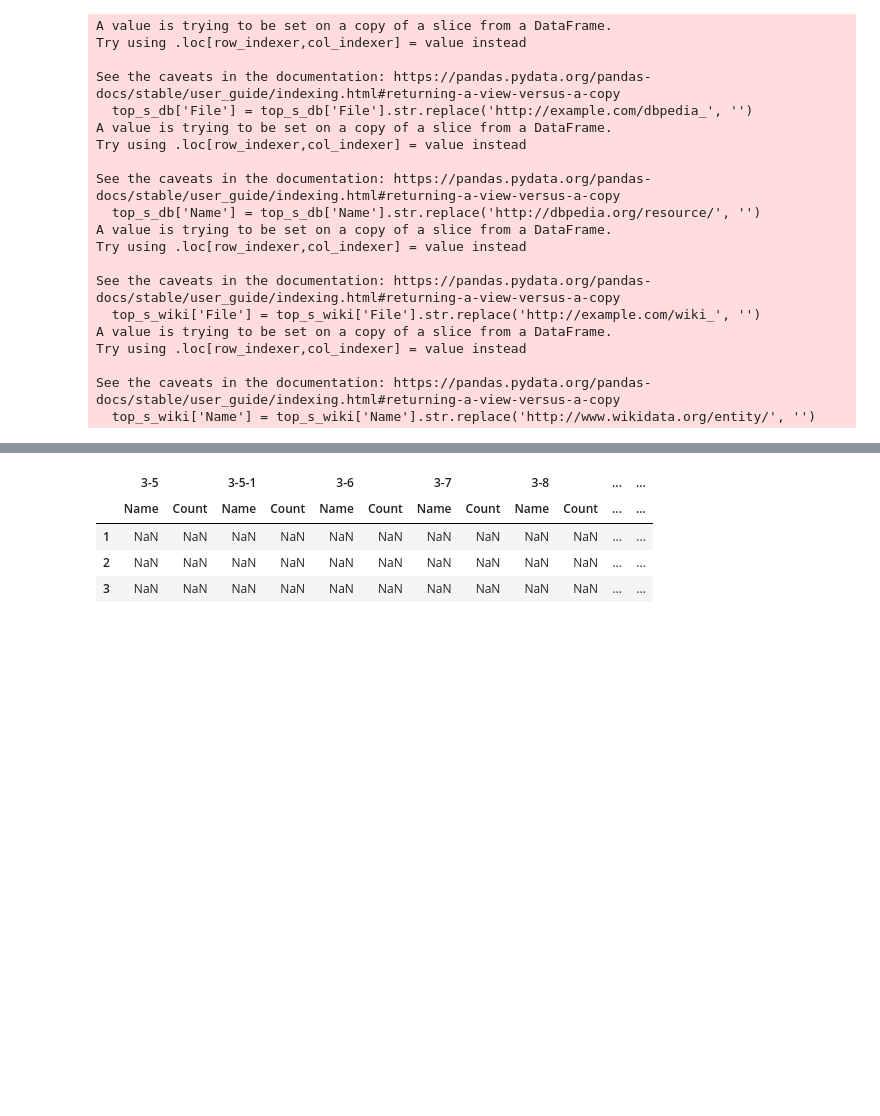
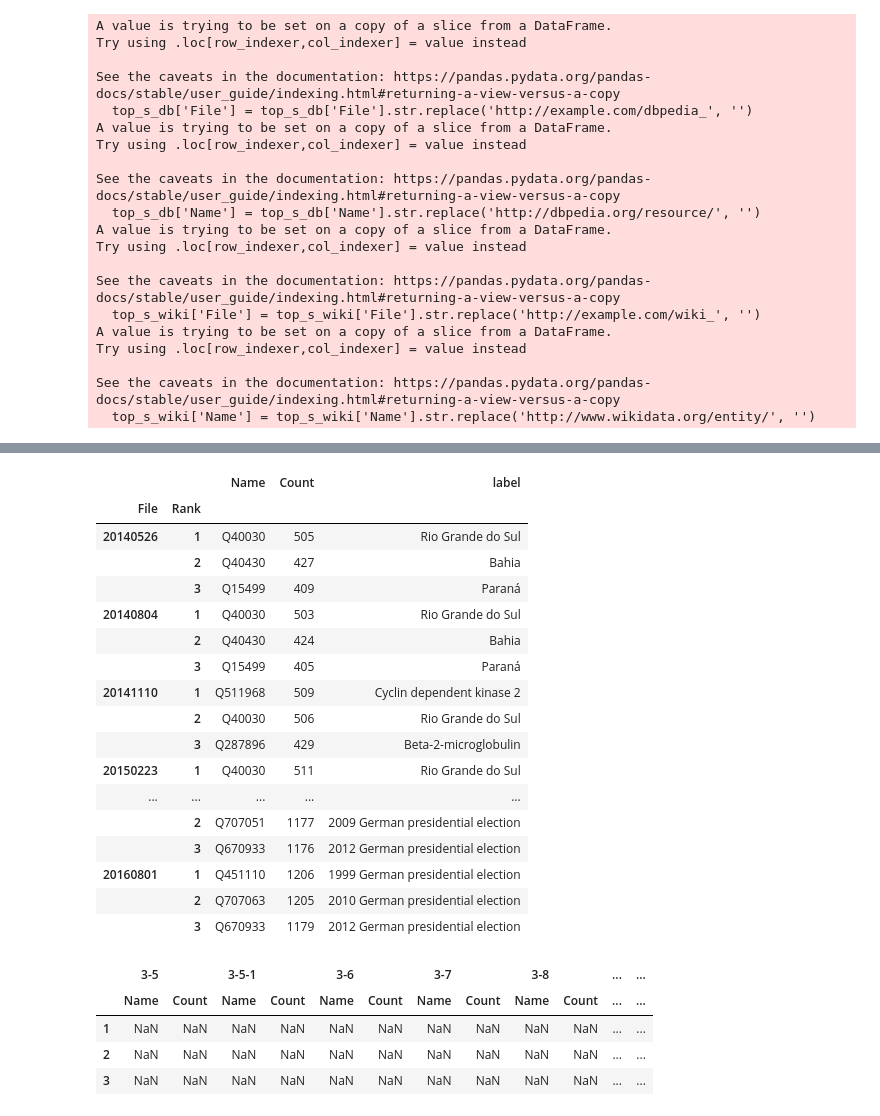
Before and after one commit to EBrandDV/P4, a Jupyter notebook: notebook.ipynb, the cells around one changed output, grey strips where cells are left out. Saved outputs shown, nothing was run; the diff lists cells and outputs as text; code cells hidden in the pictures; blank space fills up the shorter version.

```diff
--- a/notebook.ipynb
+++ b/notebook.ipynb
@@ -52,3 +76,30 @@ See the caveats in the documentation: https://pandas.pydata.org/pandas-docs/stab
+# %%
+site = pywikibot.Site('wikidata', 'wikidata')
+repo = site.data_repository()
+
+tab_wiki = top_s_wiki
+tab_wiki = tab_wiki.drop(['Version'], axis= 1).set_index(['File', 'Rank'])
+tab_wiki['label'] = tab_wiki.apply(lambda row: pywikibot.ItemPage(repo, row.Name).get()['labels']['en'], axis= 1)
+tab_wiki
+# %% [output]
+|  |  | Name | Count | label |
+| File | Rank |  |  |  |
+| 20140526 | 1 | Q40030 | 505 | Rio Grande do Sul |
+|  | 2 | Q40430 | 427 | Bahia |
+|  | 3 | Q15499 | 409 | Paraná |
+| 20140804 | 1 | Q40030 | 503 | Rio Grande do Sul |
+|  | 2 | Q40430 | 424 | Bahia |
+|  | 3 | Q15499 | 405 | Paraná |
+| 20141110 | 1 | Q511968 | 509 | Cyclin dependent kinase 2 |
+|  | 2 | Q40030 | 506 | Rio Grande do Sul |
+|  | 3 | Q287896 | 429 | Beta-2-microglobulin |
+| 20150223 | 1 | Q40030 | 511 | Rio Grande do Sul |
+| ... | ... | ... | ... | ... |
+|  | 2 | Q707051 | 1177 | 2009 German presidential election |
+|  | 3 | Q670933 | 1176 | 2012 German presidential election |
+| 20160801 | 1 | Q451110 | 1206 | 1999 German presidential election |
+|  | 2 | Q707063 | 1205 | 2010 German presidential election |
+|  | 3 | Q670933 | 1179 | 2012 German presidential election |
 # %%
 top_test_ = top_s_db
 index_ = pd.MultiIndex.from_product([top_test_['File'].unique(), ['Name', 'Count']])
```
Also changed, not shown: parts of 9 cells of this notebook, 9 other files.
